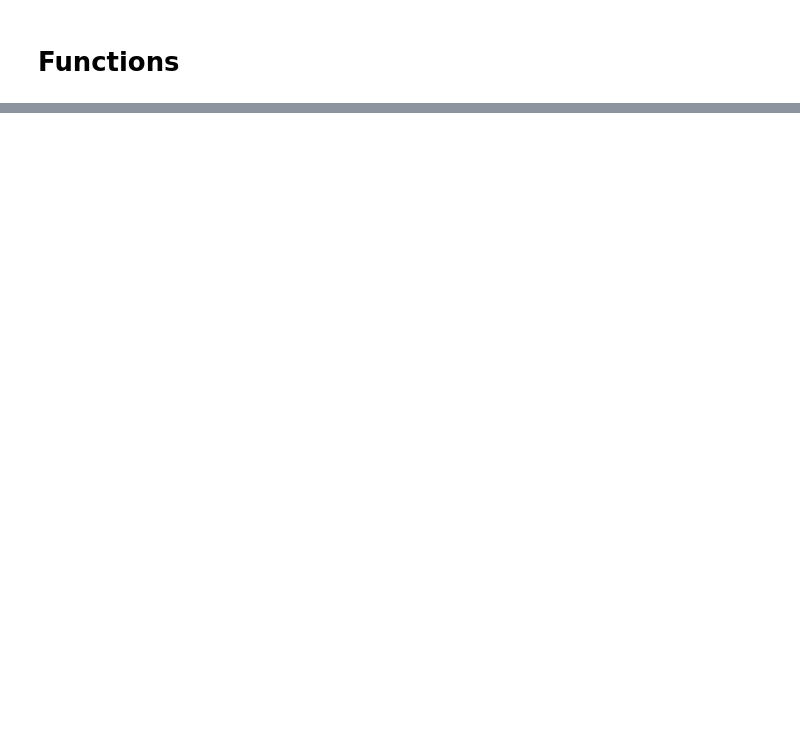
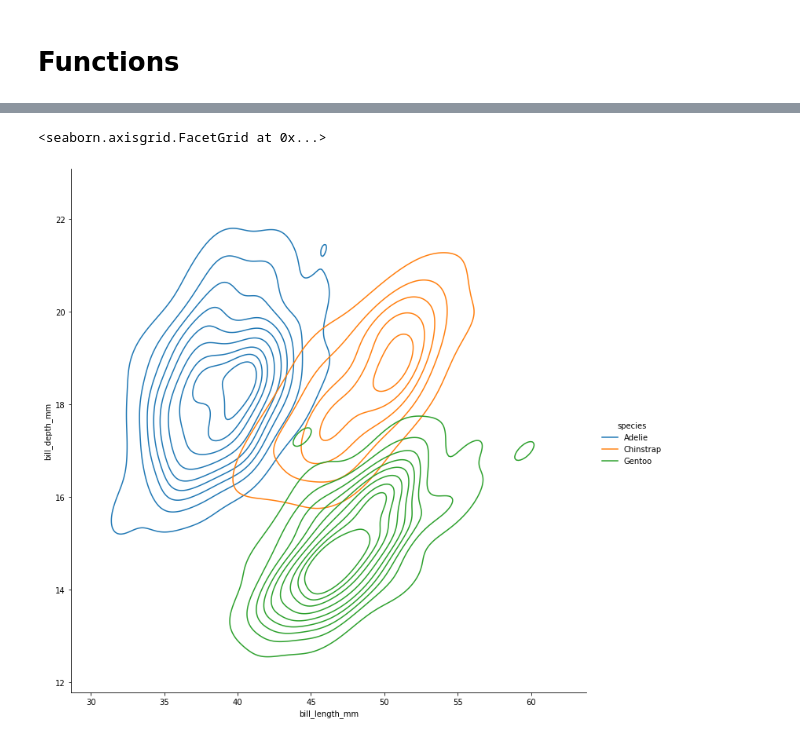
Before and after one commit to sfletc/data_tutorials, a Jupyter notebook: python_basics.ipynb, the cells around one changed output, grey strips where cells are left out. Cells and saved outputs as stored; diff of their text form; code cells hidden in the pictures; blank space fills up the shorter version.

```diff
--- a/python_basics.ipynb
+++ b/python_basics.ipynb
@@ -189,0 +224,10 @@ exponentials([6,7,8,9])
+# %%
+sns.displot(penguins,
+            x="bill_length_mm",
+            y="bill_depth_mm",
+            hue="species",
+            kind="kde",
+            height=10)
+# %% [output]
+<seaborn.axisgrid.FacetGrid at 0x...>
+[figure, added]
```
Also changed, not shown: parts of 17 cells of this notebook.
